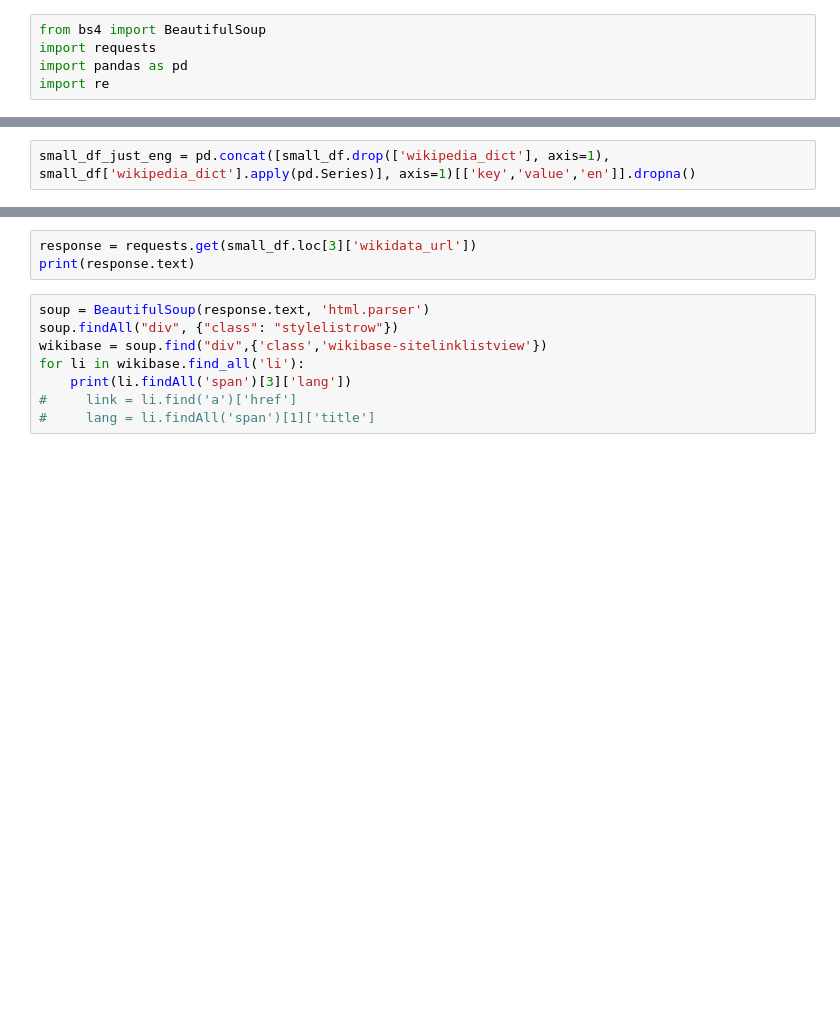
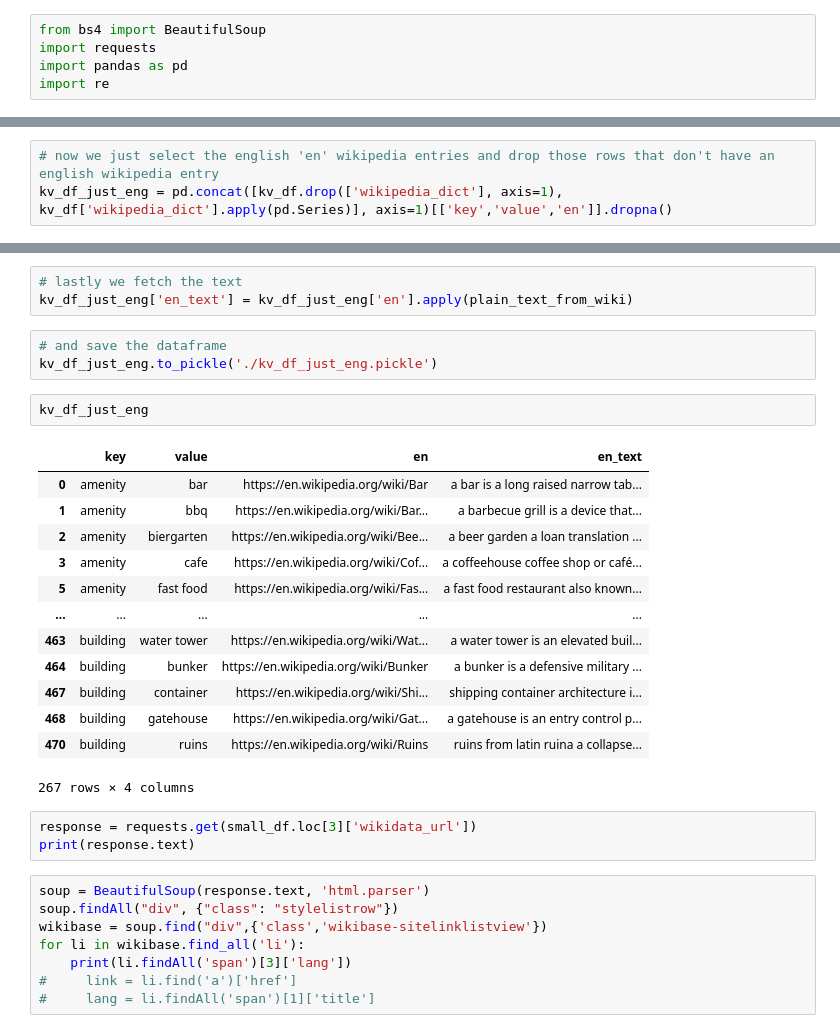
Before and after one commit to thagorx/spatial_semantics, a Jupyter notebook: cluster_pure_osm_groups.ipynb, the cells around one changed output, grey strips where cells are left out. Drawn from its saved outputs; the diff is of its cells as text; blank space fills up the shorter version.

```diff
--- a/cluster_pure_osm_groups.ipynb
+++ b/cluster_pure_osm_groups.ipynb
@@ -114,2 +135,3 @@ small_df
 # %%
-small_df_just_eng = pd.concat([small_df.drop(['wikipedia_dict'], axis=1), small_df['wikipedia_dict'].apply(pd.Series)], axis=1)[['key','value','en']].dropna()
+# now we just select the english 'en' wikipedia entries and drop those rows that don't have an english wikipedia entry
+kv_df_just_eng = pd.concat([kv_df.drop(['wikipedia_dict'], axis=1), kv_df['wikipedia_dict'].apply(pd.Series)], axis=1)[['key','value','en']].dropna()
@@ -127,3 +138,25 @@ small_df_just_eng
+# %%
+# lastly we fetch the text
+kv_df_just_eng['en_text'] = kv_df_just_eng['en'].apply(plain_text_from_wiki)
+# %%
+# and save the dataframe
+kv_df_just_eng.to_pickle('./kv_df_just_eng.pickle')
+# %%
+kv_df_just_eng
+# %% [output]
+|  | key | value | en | en_text |
+| 0 | amenity | bar | https://en.wikipedia.org/wiki/Bar | a bar is a long raised narrow tab... |
+| 1 | amenity | bbq | https://en.wikipedia.org/wiki/Bar... | a barbecue grill is a device that... |
+| 2 | amenity | biergarten | https://en.wikipedia.org/wiki/Bee... | a beer garden a loan translation ... |
+| 3 | amenity | cafe | https://en.wikipedia.org/wiki/Cof... | a coffeehouse coffee shop or café... |
+| 5 | amenity | fast food | https://en.wikipedia.org/wiki/Fas... | a fast food restaurant also known... |
+| ... | ... | ... | ... | ... |
+| 463 | building | water tower | https://en.wikipedia.org/wiki/Wat... | a water tower is an elevated buil... |
+| 464 | building | bunker | https://en.wikipedia.org/wiki/Bunker | a bunker is a defensive military ... |
+| 467 | building | container | https://en.wikipedia.org/wiki/Shi... | shipping container architecture i... |
+| 468 | building | gatehouse | https://en.wikipedia.org/wiki/Gat... | a gatehouse is an entry control p... |
+| 470 | building | ruins | https://en.wikipedia.org/wiki/Ruins | ruins from latin ruina a collapse... |
+267 rows × 4 columns
 # %%
 response = requests.get(small_df.loc[3]['wikidata_url'])
 print(response.text)
```
Also changed, not shown: parts of 14 cells of this notebook, 1 other file.
